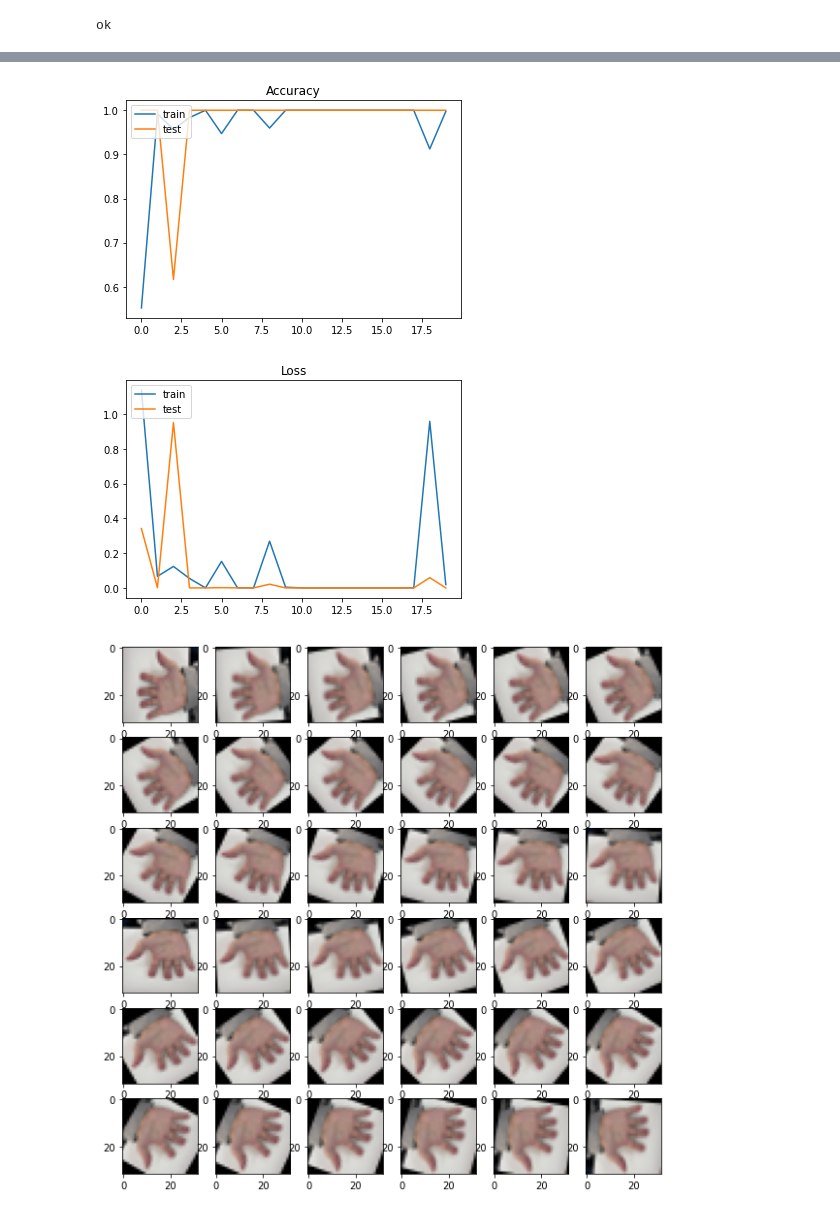
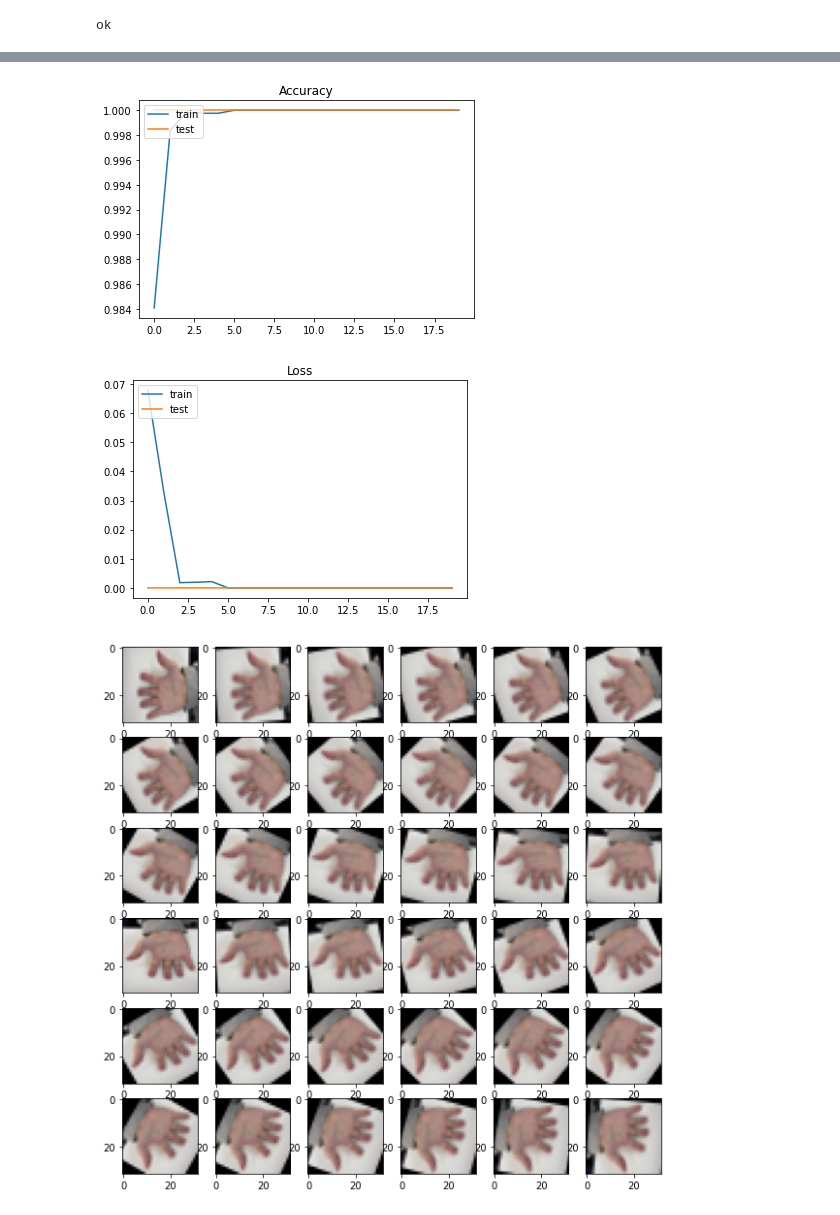
Before and after one commit to lolme-tech/learn-to-machine-learning, a Jupyter notebook: picture processing.ipynb, the cells around one changed output, grey strips where cells are left out. Drawn from its saved outputs; the diff is of its cells as text; code cells hidden in the pictures.

```diff
--- a/picture processing.ipynb
+++ b/picture processing.ipynb
@@ -163,10 +163,10 @@ im_rows = 32 # 画像の縦ピクセルサイズ
 im_cols = 32 # 画像の横ピクセルサイズ
 im_color = 3 # 画像の色空間
 in_shape = (im_rows, im_cols, im_color)
-nb_classes = 4
+nb_classes = 2 #ラベルの数【出力】
 
 # 写真データを読み込み --- (*2)
-photos = np.load('hands/photos.npz')
+photos = np.load('hands/hands.npz')
 x = photos['x']
 y = photos['y']
 
@@ -231,5 +231,5 @@ Epoch 20/20
-[figure, old version]
+[figure, new version]
-[figure, old version]
+[figure, new version]
 # %%
 #データを水増しして表示するプログラム--(pro4)
 import matplotlib.pyplot as plt
```
Also changed, not shown: parts of 6 cells of this notebook.
